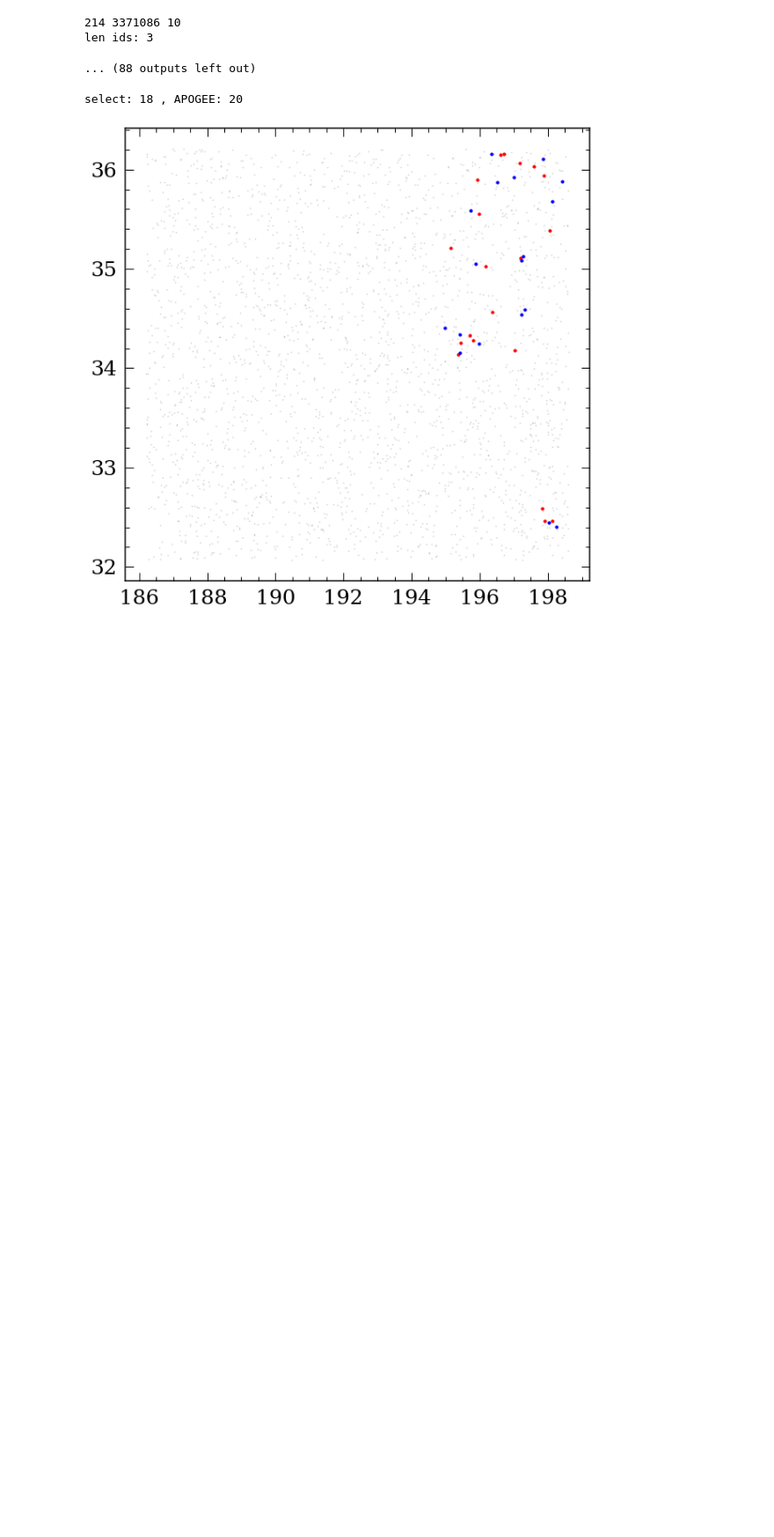
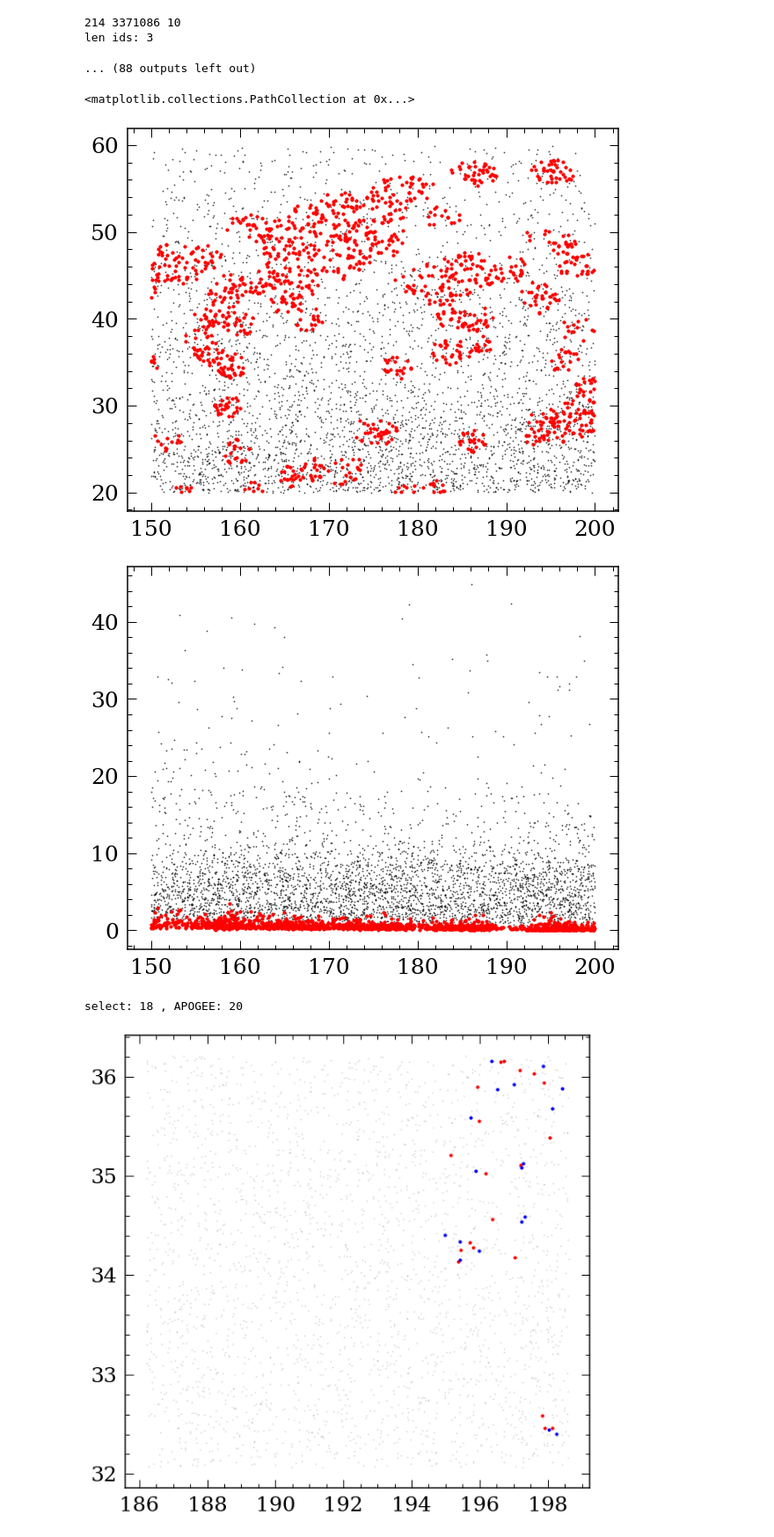
Before and after one commit to lyx12311/BuckSimulation, a Jupyter notebook: Data.ipynb, the cells around one changed output. Shown at 88% size. Drawn from its saved outputs; the diff is of its cells as text; code cells hidden in the pictures; blank space fills up the shorter version.

```diff
--- a/Data.ipynb
+++ b/Data.ipynb
@@ -226,23 +226,31 @@ len ids: 22
 len ids: 3
 ... (88 outputs left out)
 # %%
-rarange=np.linspace(0,360,30)
-decrange=np.linspace(-30,90,30)
+minra=150
+maxra=200
+mindec=20
+maxdec=60
 
-ra_sing=15
-dec_sing=15
-
-m_sim_ra=(sim['ra']<rarange[ra_sing+1])&(sim['ra']>rarange[ra_sing])
-m_sim_dec=(sim['dec']<decrange[dec_sing+1])&(sim['dec']>decrange[dec_sing])
+m_sim_ra=(sim['ra']<maxra)&(sim['ra']>minra)
+m_sim_dec=(sim['dec']<maxdec)&(sim['dec']>mindec)
 df_sing=sim[m_sim_ra&m_sim_dec]
 
 
-m_sim_ra=(df['RA']<rarange[ra_sing+1])&(df['RA']>rarange[ra_sing])
-m_sim_dec=(df['DEC']<decrange[dec_sing+1])&(df['DEC']>decrange[dec_sing])
+m_sim_ra=(df['RA']<maxra)&(df['RA']>minra)
+m_sim_dec=(df['DEC']<maxdec)&(df['DEC']>mindec)
 df_data_sing=df[m_sim_ra&m_sim_dec]
 
-plt.scatter(df_sing['ra'],df_sing['dec'],s=1,c='k',alpha=0.1)
+plt.figure(figsize=(10,8))
+plt.scatter(df_sing['ra'],df_sing['dec'],s=1,c='k',alpha=0.5)
 plt.scatter(df_data_sing['RA'],df_data_sing['DEC'],s=10,c='r')
+
+plt.figure(figsize=(10,8))
+plt.scatter(df_sing['ra'],df_sing['dist'],s=1,c='k',alpha=0.5)
+plt.scatter(df_data_sing['RA'],np.sqrt(df_data_sing['X']**2+df_data_sing['Y']**2),s=10,c='r')
+# %% [output]
+<matplotlib.collections.PathCollection at 0x...>
+[figure, added]
+[figure, added]
 # %%
 ids=findstars(df_sing['ra'].values,df_sing['dec'].values,df_sing['dist'].values,df_sing['iords'].values,
               df_data_sing['RA'].values,df_data_sing['DEC'].values,abs(df_data_sing['GAIA_R_EST'].values)/1000,
```
Also changed, not shown: 3 other files.
